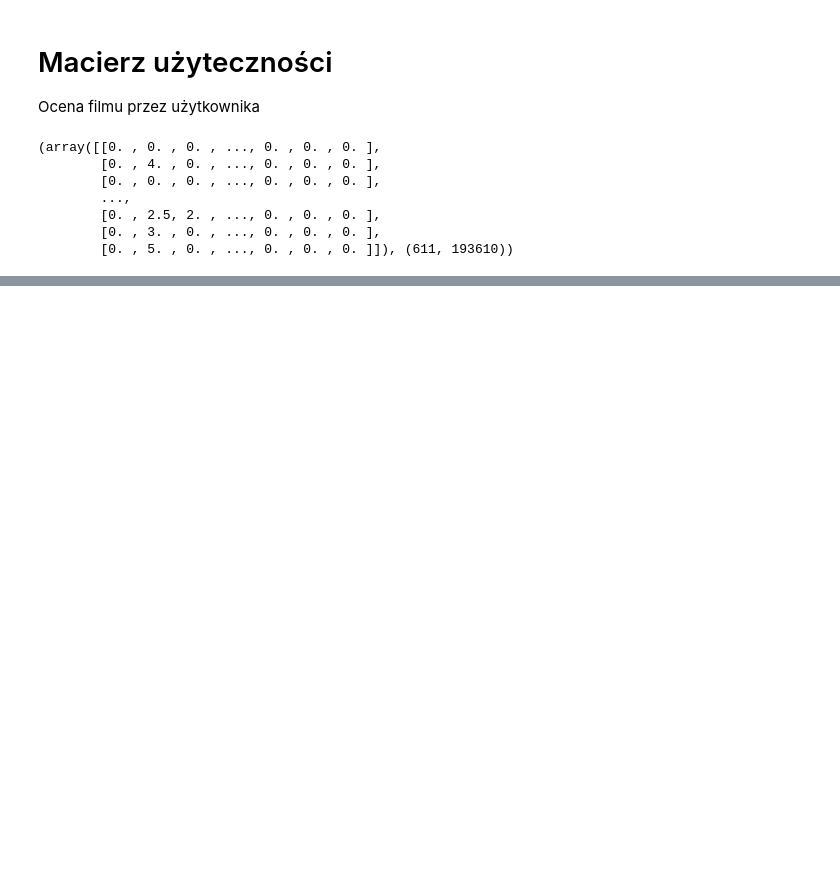
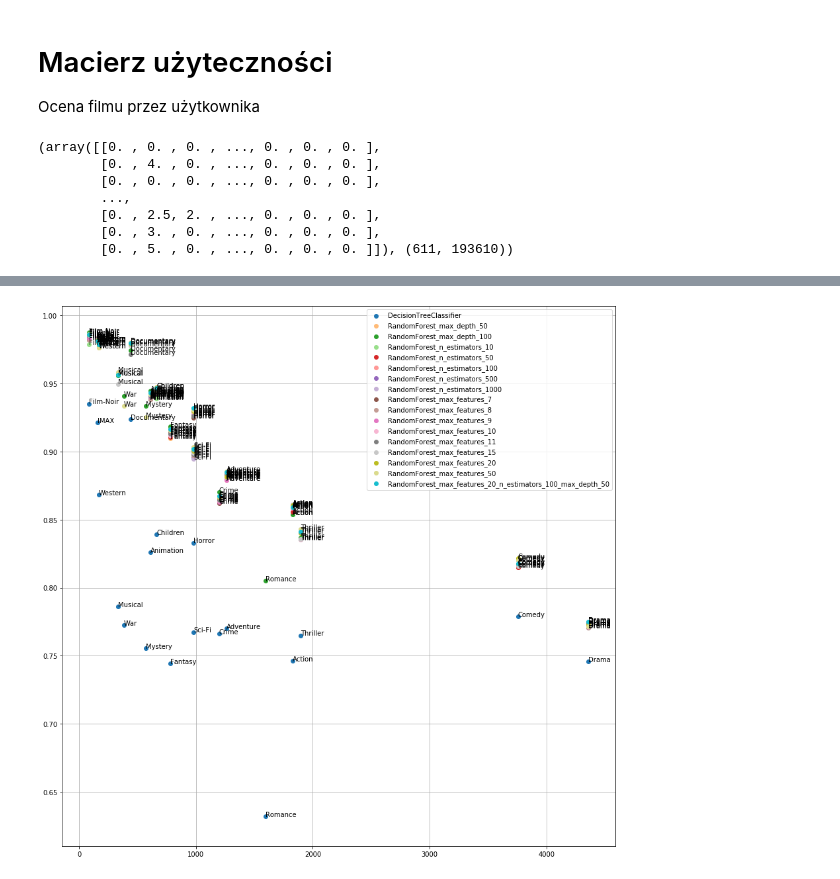
Before and after one commit to mbuszka/ml-project, a Jupyter notebook: Project.ipynb, the cells around one changed output, grey strips where cells are left out. Saved outputs shown, nothing was run; the diff lists cells and outputs as text; code cells hidden in the pictures; blank space fills up the shorter version.

```diff
--- a/Project.ipynb
+++ b/Project.ipynb
@@ -54,0 +147,79 @@ utility_matrix.toarray(), utility_matrix.toarray().shape
+# %%
+tmp_genres = list(genres)
+name = f"RandomForest_max_features_20_n_estimators_100_max_depth_50"
+plot_data[name]=test_classifier(
+        RandomForestClassifier,
+        Tree_data,
+        tmp_genres,
+        clf_name=name,
+        axs=axs,
+        verbose=False,
+        plot=False,
+        max_depth=50,
+        random_state=7,
+        max_features=20,
+        n_jobs=-1,
+        n_estimators=100,
+        class_weight="balanced"
+)
+with open('plot_data.pickle', 'wb') as handle:
+    pickle.dump(plot_data, handle, protocol=pickle.HIGHEST_PROTOCOL)
+# %%
+axs = plt.subplots(figsize=(15, 15))
+cmap = matplotlib.cm.get_cmap('tab20')
+best = {g:np.max([plot_data[test][g][1] for test in plot_data]) for g in genres}
+
+
+for i, name in enumerate(plot_data):
+    # if "max_depth" not in name and "max_features" not in name:
+    if name != "DecisionTreeClassifier":
+        chosen_data = {
+            g: plot_data[name][g]
+            for g in plot_data[name]
+            if np.abs(plot_data[name][g][1] - best[g]) / best[g] < 0.01
+        }
+
+    else:
+        chosen_data = plot_data[name]
+    color = cmap(i/len(plot_data))
+    if len(chosen_data) > 0:
+        plot_results(chosen_data, axs, name, color=[color])
+    else:
+        print(name)
+
+axs[1].legend()
+axs[1].grid(True)
+
+best_cls = {
+    g: sorted(
+        [
+            (name, plot_data[name][g][1])
+            for name in plot_data
+            if np.abs(plot_data[name][g][1] - best[g]) / best[g] < 0.01
+        ],
+        key=lambda x: x[1]
+    )[::-1]
+    for g in genres
+}
+print(Counter(
+    [c[0]
+        for  g in best_cls
+        for c in best_cls[g]
+    ]
+))
+plt.show()
+
+axs = plt.subplots(figsize=(15, 15))
+plot_results(plot_data["DecisionTreeClassifier"], axs, "DecisionTreeClassifier")
+plot_results(
+    {
+        g: [plot_data["DecisionTreeClassifier"][g][0], best_cls[g][0][1]]
+        for g in best_cls
+    }, axs, "Best of all"
+)
+plot_results(plot_data["RandomForest_max_features_20_n_estimators_100_max_depth_50"], axs, "RandomForest_max_features_20_n_estimators_100_max_depth_50")
+axs[1].legend()
+axs[1].grid(True)
+
+plt.show()
+# %% [output]
@@ -54,0 +229 @@ utility_matrix.toarray(), utility_matrix.toarray().shape
+[figure, added]
```
Also changed, not shown: parts of 18 cells of this notebook, 9 other files.
